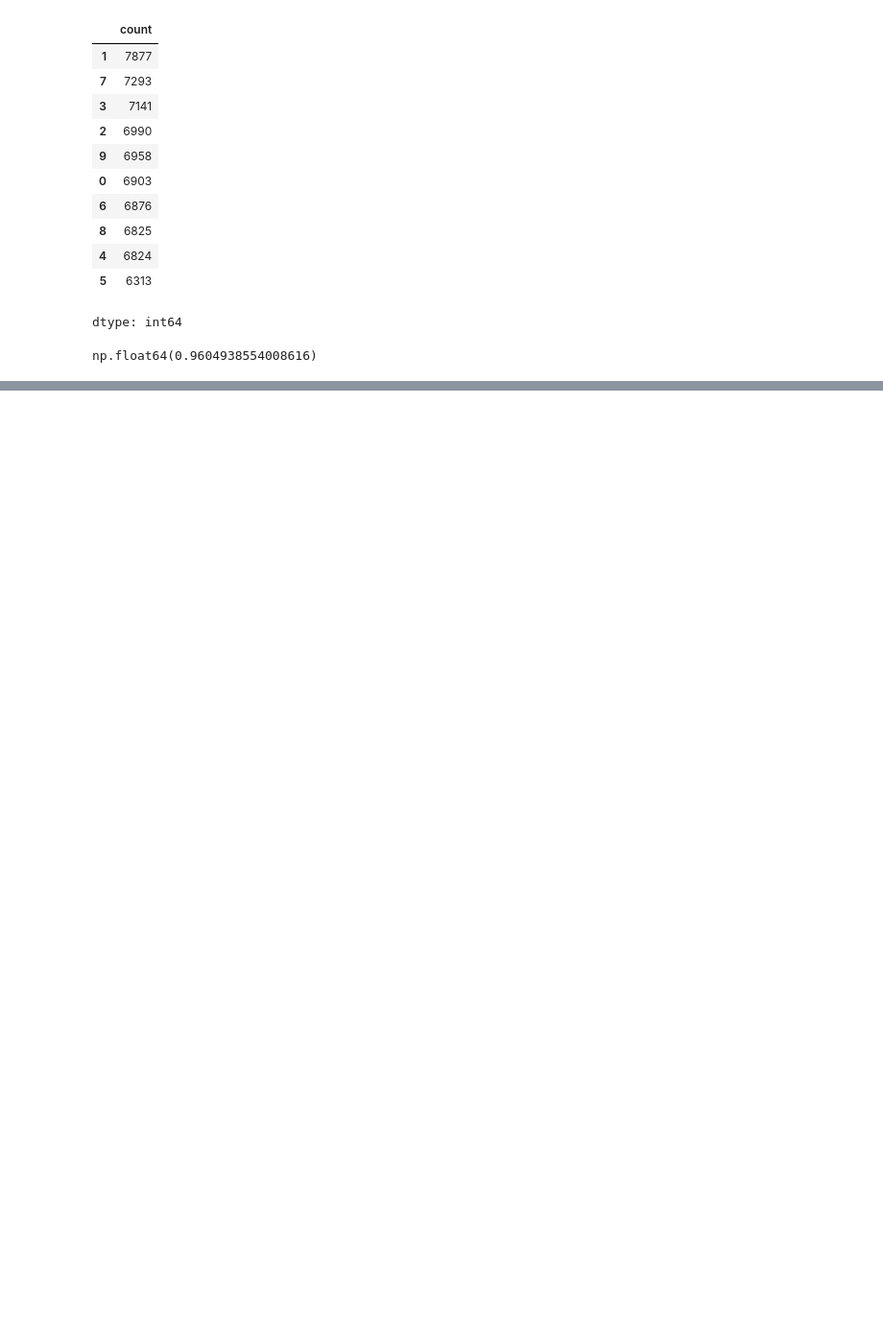
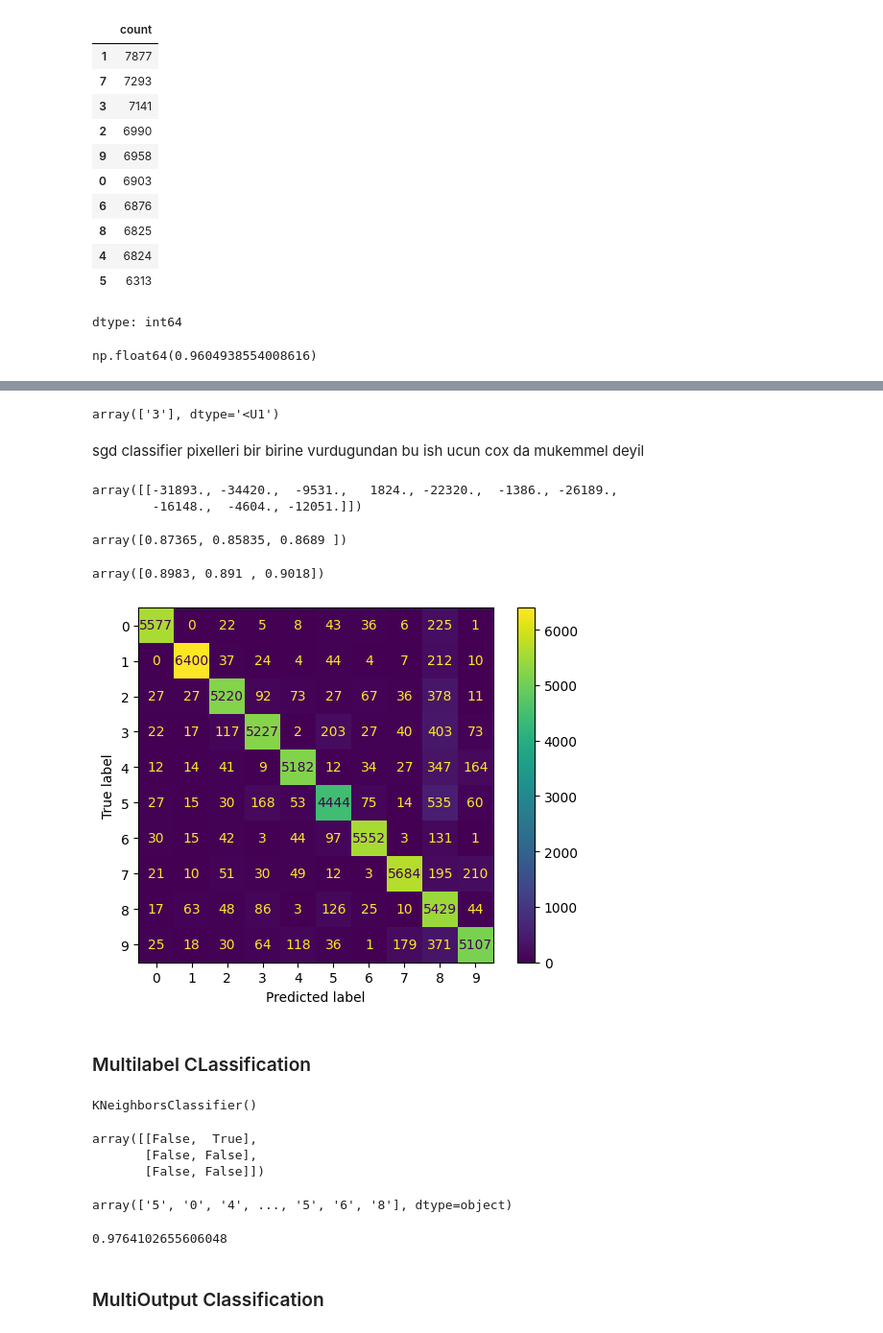
Before and after one commit to Adigozalovh/Machine-Learning, a Jupyter notebook: Classification101.ipynb, the cells around one changed output, grey strips where cells are left out. Shown at 96% size. Cells and saved outputs as stored; diff of their text form; code cells hidden in the pictures; blank space fills up the shorter version.

```diff
--- a/Classification101.ipynb
+++ b/Classification101.ipynb
@@ -310,0 +414,33 @@ np.float64(0.9604938554008616)
+# %%
+sgd_clf = SGDClassifier(random_state=42)
+sgd_clf.fit(X_train, y_train)
+sgd_clf.predict([some_digit])
+# %% [output]
+array(['3'], dtype='<U1')
+# %% [markdown]
+sgd classifier pixelleri bir birine vurdugundan bu ish ucun cox da mukemmel deyil
+# %%
+sgd_clf.decision_function([some_digit]).round()
+# %% [output]
+array([[-31893., -34420.,  -9531.,   1824., -22320.,  -1386., -26189.,
+        -16148.,  -4604., -12051.]])
+# %%
+cross_val_score(sgd_clf, X_train, y_train, cv=3, scoring = 'accuracy')
+# %% [output]
+array([0.87365, 0.85835, 0.8689 ])
+# %%
+from sklearn.preprocessing import StandardScaler
+
+scaler = StandardScaler()
+
+X_train_scaled = scaler.fit_transform(X_train.astype('float64'))
+cross_val_score(sgd_clf, X_train_scaled, y_train, cv=3, scoring = 'accuracy')
+# %% [output]
+array([0.8983, 0.891 , 0.9018])
+# %%
+from sklearn.metrics import ConfusionMatrixDisplay
+y_train_pred = cross_val_predict(sgd_clf, X_train_scaled, y_train,cv=3)
+ConfusionMatrixDisplay.from_predictions(y_train, y_train_pred)
+plt.show()
+# %% [output]
+[figure, added]
@@ -310,0 +451,31 @@ np.float64(0.9604938554008616)
+# %% [markdown]
+###  Multilabel CLassification
+# %%
+import numpy as np
+from sklearn.neighbors import KNeighborsClassifier
+
+y_train_large = (y_train.astype('int8') >= 7)
+y_train_odd = (y_train.astype('int8') % 2 == 1)
+y_multilabel = np.c_[y_train_large, y_train_odd]
+
+knn_clf = KNeighborsClassifier()
+knn_clf.fit(X_train, y_multilabel)
+# %% [output]
+KNeighborsClassifier()
+# %%
+knn_clf.predict(X_train[:3])
+# %% [output]
+array([[False,  True],
+       [False, False],
+       [False, False]])
+# %%
+y_train
+# %% [output]
+array(['5', '0', '4', ..., '5', '6', '8'], dtype=object)
+# %%
+y_train_knn_pred = cross_val_predict(knn_clf, X_train, y_multilabel, cv=3)
+f1_score(y_multilabel, y_train_knn_pred, average = 'macro')
+# %% [output]
+0.9764102655606048
+# %% [markdown]
+### MultiOutput Classification
```
Also changed, not shown: parts of 27 cells of this notebook.
